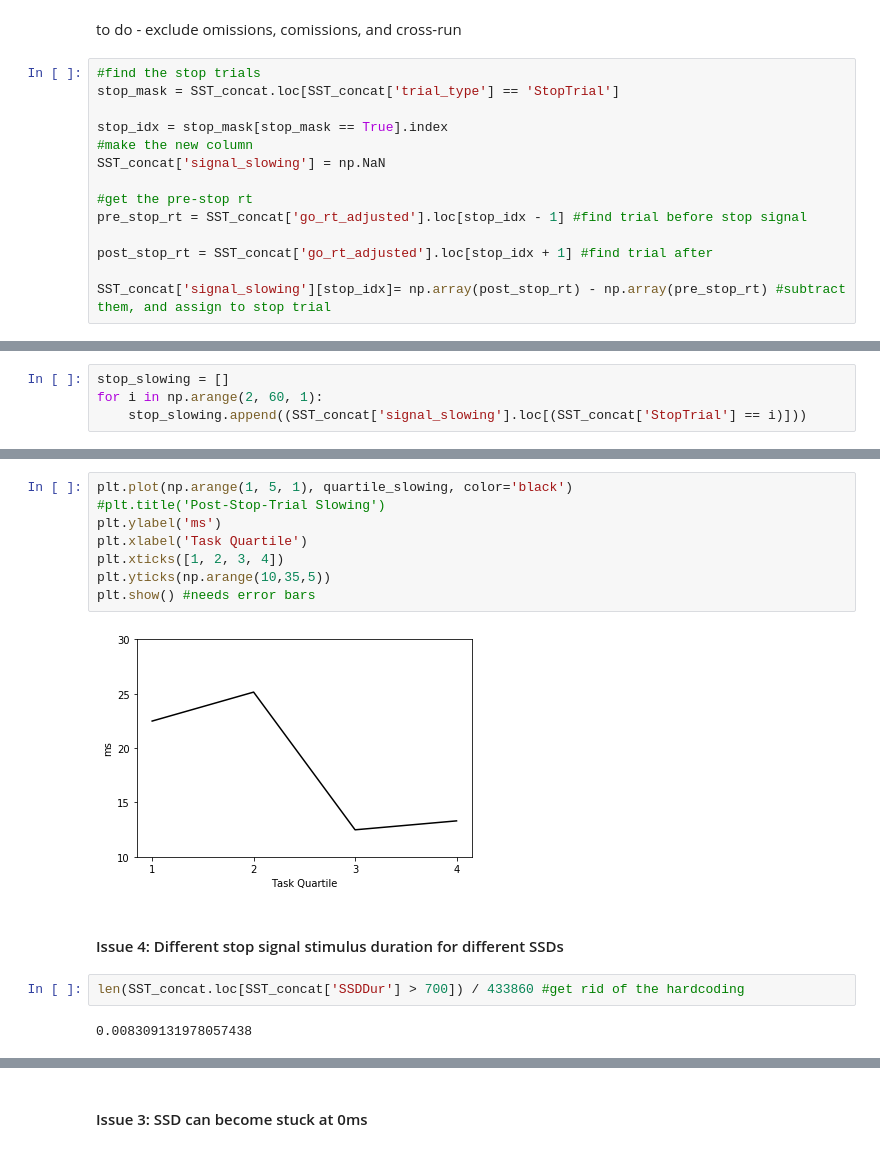
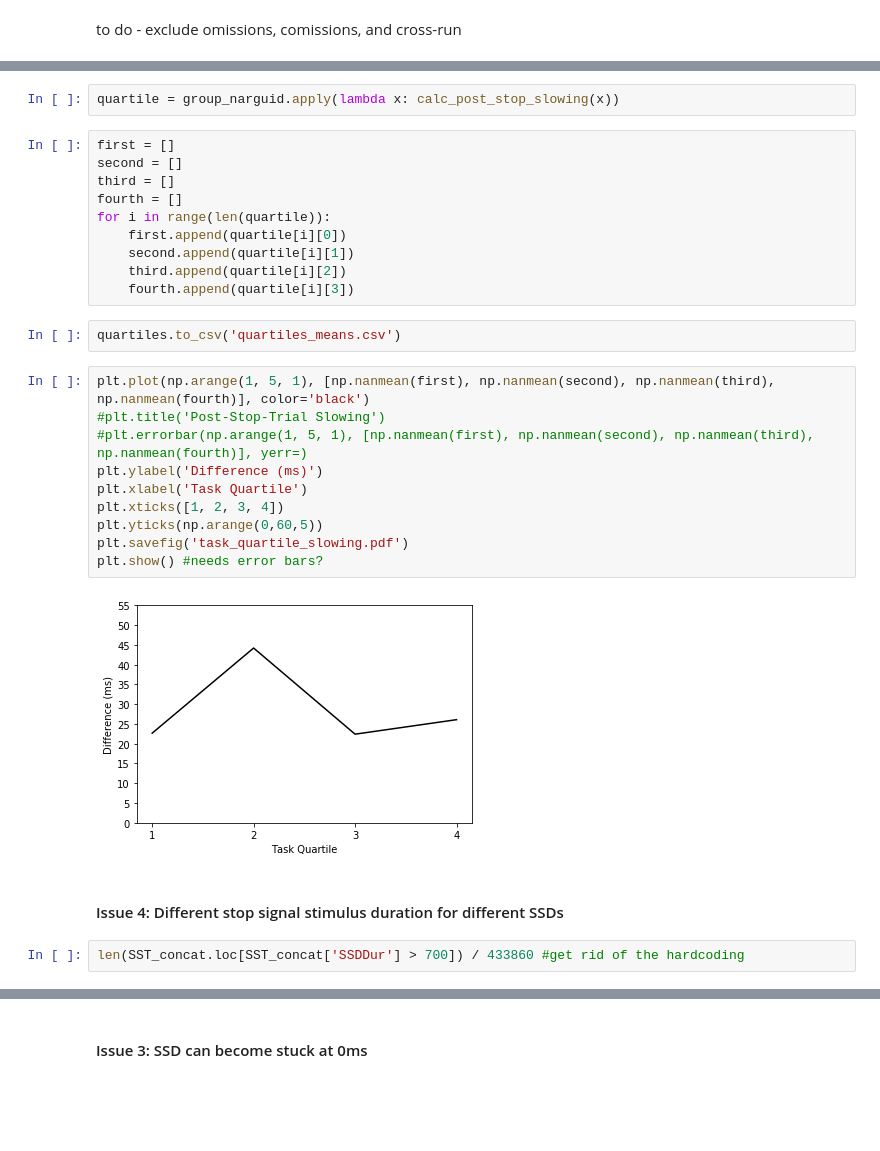
Before and after one commit to mckenziephagen/ABCD_Stop_Signal, a Jupyter notebook: scripts/SST_manuscript/SST_problems.ipynb, the cells around one changed output, grey strips where cells are left out. Drawn from its saved outputs; the diff is of its cells as text; blank space fills up the shorter version.

Commit message:
update post-stop signal slowing analyses, save figs

```diff
--- a/scripts/SST_manuscript/SST_problems.ipynb
+++ b/scripts/SST_manuscript/SST_problems.ipynb
@@ -238,17 +337,3 @@ SST_concat.loc[(SST_concat['StopTrial'] == 60)]['TrialNum'].value_counts()
 Name: TrialNum, dtype: int64
 # %% [markdown]
 to do - exclude omissions, comissions, and cross-run
-# %%
-#find the stop trials
-stop_mask = SST_concat.loc[SST_concat['trial_type'] == 'StopTrial']
-
-stop_idx = stop_mask[stop_mask == True].index
-#make the new column
-SST_concat['signal_slowing'] = np.NaN
-
-#get the pre-stop rt
-pre_stop_rt = SST_concat['go_rt_adjusted'].loc[stop_idx - 1] #find trial before stop signal
-
-post_stop_rt = SST_concat['go_rt_adjusted'].loc[stop_idx + 1] #find trial after
-
-SST_concat['signal_slowing'][stop_idx]= np.array(post_stop_rt) - np.array(pre_stop_rt) #subtract them, and assign to stop trial
@@ -257,4 +339,0 @@ NARGUID_signal_slowing = SST_concat.groupby('NARGUID').apply(lambda x: np.mean(x
-# %%
-stop_slowing = []
-for i in np.arange(2, 60, 1):
-    stop_slowing.append((SST_concat['signal_slowing'].loc[(SST_concat['StopTrial'] == i)]))
@@ -267,19 +376,33 @@ quartile_slowing.append(np.mean(stop_slowing[46:60]))
+# %%
+quartile = group_narguid.apply(lambda x: calc_post_stop_slowing(x))
+# %%
+first = []
+second = []
+third = []
+fourth = []
+for i in range(len(quartile)):
+    first.append(quartile[i][0])
+    second.append(quartile[i][1])
+    third.append(quartile[i][2])
+    fourth.append(quartile[i][3])
+# %%
+quartiles.to_csv('quartiles_means.csv')
 # %%
-plt.plot(np.arange(1, 5, 1), quartile_slowing, color='black')
+plt.plot(np.arange(1, 5, 1), [np.nanmean(first), np.nanmean(second), np.nanmean(third), np.nanmean(fourth)], color='black')
 #plt.title('Post-Stop-Trial Slowing')
-plt.ylabel('ms')
+#plt.errorbar(np.arange(1, 5, 1), [np.nanmean(first), np.nanmean(second), np.nanmean(third), np.nanmean(fourth)], yerr=)
+plt.ylabel('Difference (ms)')
 plt.xlabel('Task Quartile')
 plt.xticks([1, 2, 3, 4])
-plt.yticks(np.arange(10,35,5))
-plt.show() #needs error bars
+plt.yticks(np.arange(0,60,5))
+plt.savefig('task_quartile_slowing.pdf')
+plt.show() #needs error bars?
 # %% [output]
-[figure, old version]
+[figure, new version]
 # %% [markdown]
 #### Issue 4: Different stop signal stimulus duration for different SSDs
 # %%
 len(SST_concat.loc[SST_concat['SSDDur'] > 700]) / 433860 #get rid of the hardcoding
-# %% [output]
-0.008309131978057438
 # %%
 plt.hist(SST_concat['SSDDur'].dropna(), bins = len(SST_concat['SSDDur'].dropna().unique()), color='grey')
 plt.xlabel('ms') #fix xlabel, ylabel
```
Also changed, not shown: parts of 54 cells of this notebook.
